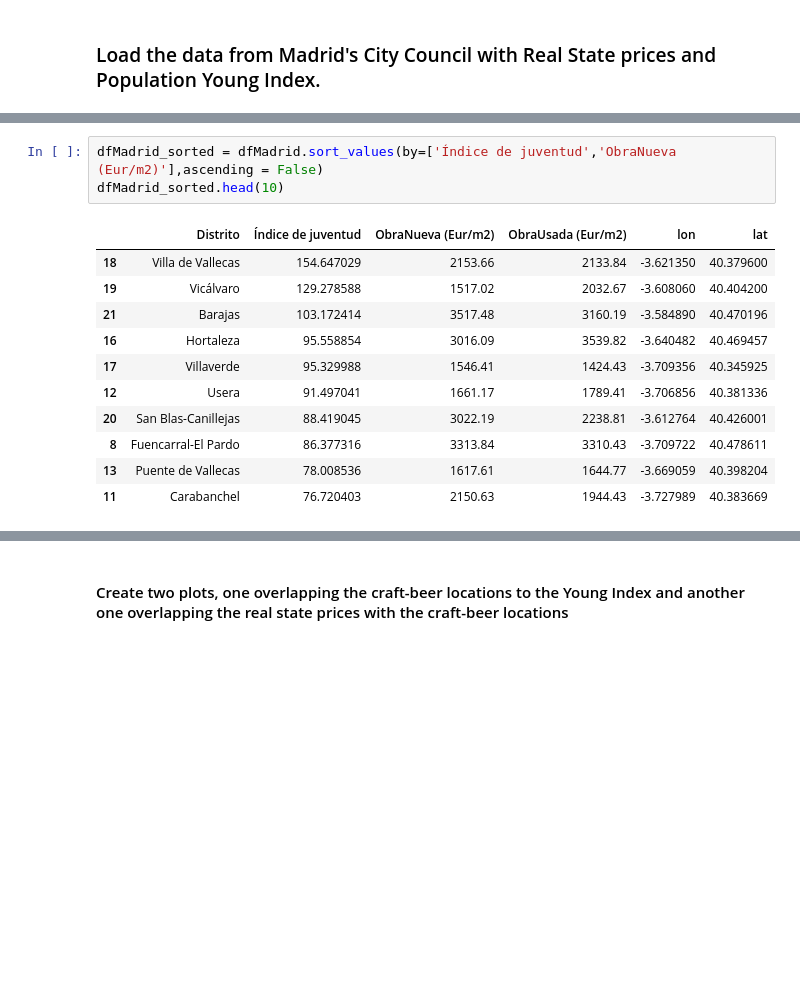
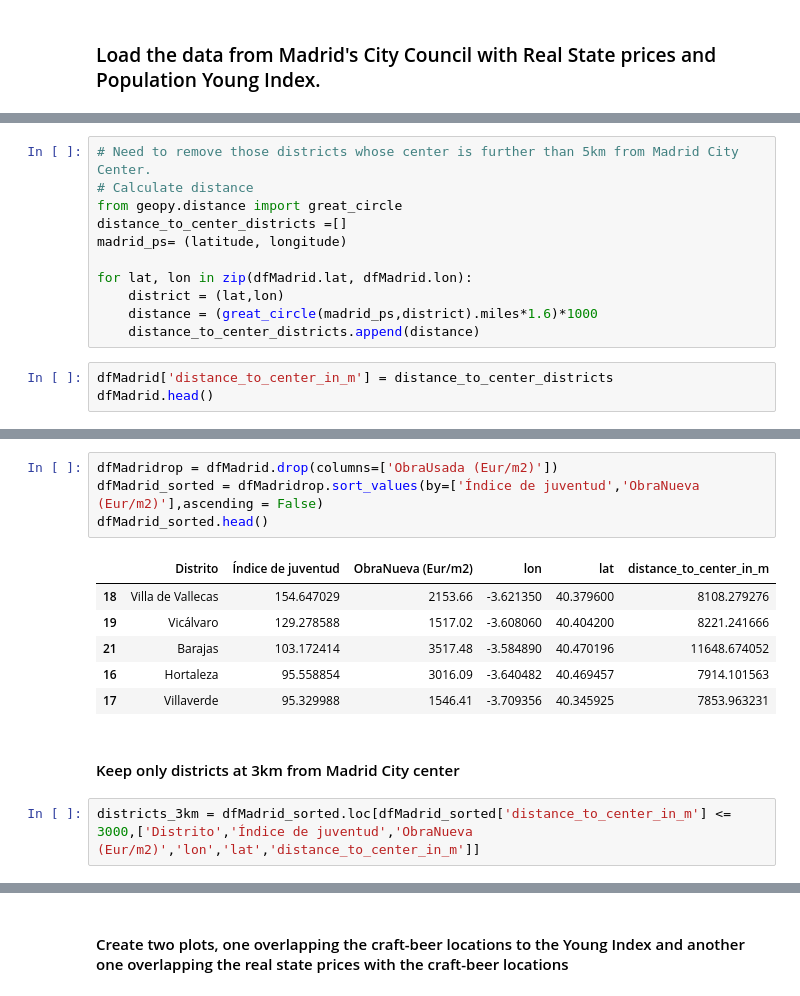
Before and after one commit to MarioRSC/DataProjectsCoursera, a Jupyter notebook: Capstone_Project_W5_The_Battle_Of_The_Flavours.ipynb, the cells around one changed output, grey strips where cells are left out. Cells and saved outputs as stored; diff of their text form; blank space fills up the shorter version.

```diff
--- a/Capstone_Project_W5_The_Battle_Of_The_Flavours.ipynb
+++ b/Capstone_Project_W5_The_Battle_Of_The_Flavours.ipynb
@@ -420,0 +363,14 @@ Data downloaded and read into a dataframe!
+# %%
+# Need to remove those districts whose center is further than 5km from Madrid City Center.
+# Calculate distance
+from geopy.distance import great_circle
+distance_to_center_districts =[]
+madrid_ps= (latitude, longitude)
+
+for lat, lon in zip(dfMadrid.lat, dfMadrid.lon):
+    district = (lat,lon)
+    distance = (great_circle(madrid_ps,district).miles*1.6)*1000
+    distance_to_center_districts.append(distance)
+# %%
+dfMadrid['distance_to_center_in_m'] = distance_to_center_districts
+dfMadrid.head()
@@ -421,15 +424,15 @@ Data downloaded and read into a dataframe!
 # %%
-dfMadrid_sorted = dfMadrid.sort_values(by=['Índice de juventud','ObraNueva (Eur/m2)'],ascending = False)
-dfMadrid_sorted.head(10)
+dfMadridrop = dfMadrid.drop(columns=['ObraUsada (Eur/m2)'])
+dfMadrid_sorted = dfMadridrop.sort_values(by=['Índice de juventud','ObraNueva (Eur/m2)'],ascending = False)
+dfMadrid_sorted.head()
 # %% [output]
-|  | Distrito | Índice de juventud | ObraNueva (Eur/m2) | ObraUsada (Eur/m2) | lon | lat |
-| 18 | Villa de Vallecas | 154.647029 | 2153.66 | 2133.84 | -3.621350 | 40.379600 |
-| 19 | Vicálvaro | 129.278588 | 1517.02 | 2032.67 | -3.608060 | 40.404200 |
-| 21 | Barajas | 103.172414 | 3517.48 | 3160.19 | -3.584890 | 40.470196 |
-| 16 | Hortaleza | 95.558854 | 3016.09 | 3539.82 | -3.640482 | 40.469457 |
-| 17 | Villaverde | 95.329988 | 1546.41 | 1424.43 | -3.709356 | 40.345925 |
-| 12 | Usera | 91.497041 | 1661.17 | 1789.41 | -3.706856 | 40.381336 |
-| 20 | San Blas-Canillejas | 88.419045 | 3022.19 | 2238.81 | -3.612764 | 40.426001 |
-| 8 | Fuencarral-El Pardo | 86.377316 | 3313.84 | 3310.43 | -3.709722 | 40.478611 |
-| 13 | Puente de Vallecas | 78.008536 | 1617.61 | 1644.77 | -3.669059 | 40.398204 |
-| 11 | Carabanchel | 76.720403 | 2150.63 | 1944.43 | -3.727989 | 40.383669 |
+|  | Distrito | Índice de juventud | ObraNueva (Eur/m2) | lon | lat | distance_to_center_in_m |
+| 18 | Villa de Vallecas | 154.647029 | 2153.66 | -3.621350 | 40.379600 | 8108.279276 |
+| 19 | Vicálvaro | 129.278588 | 1517.02 | -3.608060 | 40.404200 | 8221.241666 |
+| 21 | Barajas | 103.172414 | 3517.48 | -3.584890 | 40.470196 | 11648.674052 |
+| 16 | Hortaleza | 95.558854 | 3016.09 | -3.640482 | 40.469457 | 7914.101563 |
+| 17 | Villaverde | 95.329988 | 1546.41 | -3.709356 | 40.345925 | 7853.963231 |
+# %% [markdown]
+#### Keep only districts at 3km from Madrid City center
+# %%
+districts_3km = dfMadrid_sorted.loc[dfMadrid_sorted['distance_to_center_in_m'] <= 3000,['Distrito','Índice de juventud','ObraNueva (Eur/m2)','lon','lat','distance_to_center_in_m']]
```
Also changed, not shown: parts of 99 cells of this notebook.
